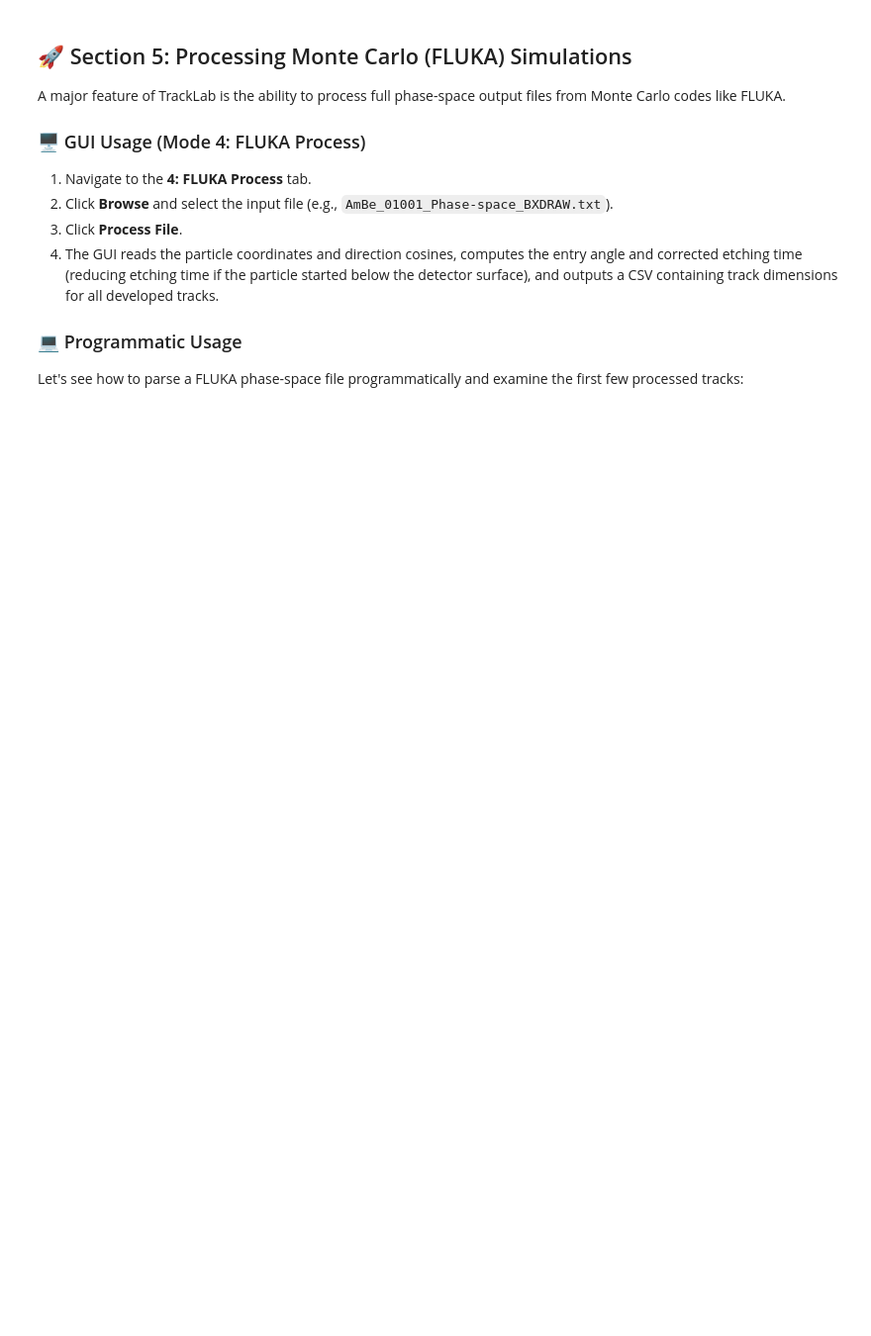
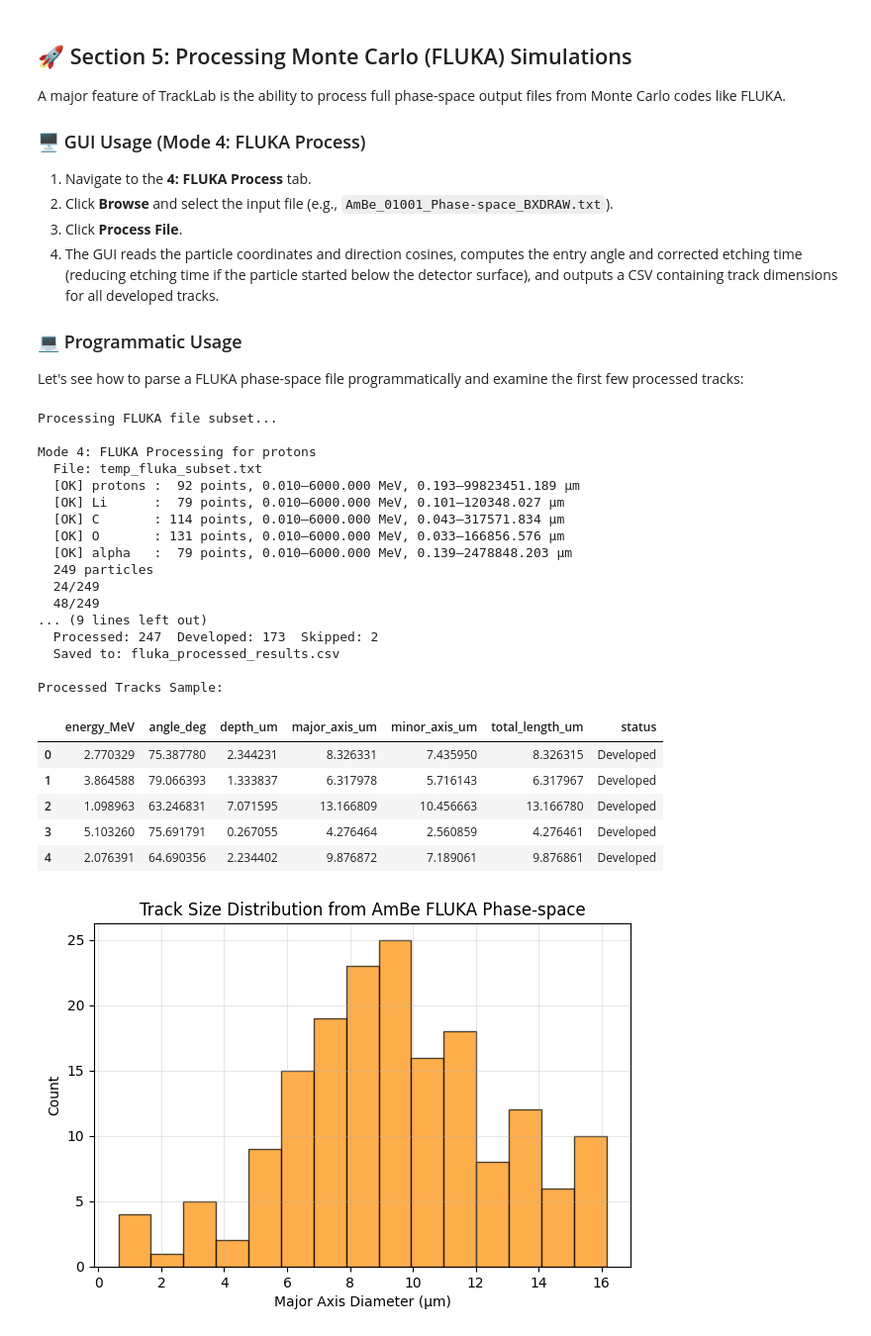
Before and after one commit to amele972/TrackLab, a Jupyter notebook: TrackLab_User_Guide.ipynb, the cells around one changed output. Shown at 99% size. Cells and saved outputs as stored; diff of their text form; code cells hidden in the pictures; blank space fills up the shorter version.

Commit message:
Execute and save outputs for TrackLab_User_Guide.ipynb

```diff
--- a/TrackLab_User_Guide.ipynb
+++ b/TrackLab_User_Guide.ipynb
@@ -255,40 +297,73 @@ Let's see how to parse a FLUKA phase-space file programmatically and examine the
 # %%
 from tracklab.mode_use import run_mode4_fluka
 
-# We'll use the provided sample FLUKA file
+# We'll use a subset of the provided sample FLUKA file to run quickly
 fluka_file = r"examples/AmBe_01001_Phase-space_BXDRAW.txt"
+temp_file = "temp_fluka_subset.txt"
 output_csv = "fluka_processed_results.csv"
 
 if os.path.exists(fluka_file):
-    print("Processing FLUKA file...")
-    # Run the processor (we'll process a small subset for demonstration)
+    # Read the first 250 lines to create a fast demo subset
+    with open(fluka_file, 'r') as f_in:
+        lines = [next(f_in) for _ in range(250)]
+    with open(temp_file, 'w') as f_out:
+        f_out.writelines(lines)
+
+    print("Processing FLUKA file subset...")
     results = run_mode4_fluka(
         ion='protons',
-        input_file=fluka_file,
+        input_file=temp_file,
         vb=4.7,
         time_etching=2.83,
         output_csv=output_csv,
         skip_header=1
     )
 
     # Read and show the first 5 results
     df_results = pd.read_csv(output_csv)
     print("\nProcessed Tracks Sample:")
     display(df_results.head(5))
 
     # Plot the major axis distribution of the developed tracks
     developed_only = df_results[df_results['status'] == 'Developed']
     if len(developed_only) > 0:
         plt.figure(figsize=(7, 4.5))
         plt.hist(developed_only['major_axis_um'], bins=15, color='darkorange', edgecolor='black', alpha=0.7)
         plt.xlabel("Major Axis Diameter (µm)")
         plt.ylabel("Count")
         plt.title("Track Size Distribution from AmBe FLUKA Phase-space")
         plt.grid(True, alpha=0.3)
         plt.show()
 
-    # Clean up output
+    # Clean up output and temp file
     if os.path.exists(output_csv):
         os.remove(output_csv)
+    if os.path.exists(temp_file):
+        os.remove(temp_file)
 else:
     print(f"Sample FLUKA file not found at {fluka_file}. Make sure to run the notebook inside the project root directory.")
+# %% [output]
+Processing FLUKA file subset...
+
+Mode 4: FLUKA Processing for protons
+  File: temp_fluka_subset.txt
+  [OK] protons :  92 points, 0.010–6000.000 MeV, 0.193–99823451.189 µm
+  [OK] Li      :  79 points, 0.010–6000.000 MeV, 0.101–120348.027 µm
+  [OK] C       : 114 points, 0.010–6000.000 MeV, 0.043–317571.834 µm
+  [OK] O       : 131 points, 0.010–6000.000 MeV, 0.033–166856.576 µm
+  [OK] alpha   :  79 points, 0.010–6000.000 MeV, 0.139–2478848.203 µm
+  249 particles
+  24/249
+  48/249
+... (9 lines left out)
+  Processed: 247  Developed: 173  Skipped: 2
+  Saved to: fluka_processed_results.csv
+
+Processed Tracks Sample:
+|  | energy_MeV | angle_deg | depth_um | major_axis_um | minor_axis_um | total_length_um | status |
+| 0 | 2.770329 | 75.387780 | 2.344231 | 8.326331 | 7.435950 | 8.326315 | Developed |
+| 1 | 3.864588 | 79.066393 | 1.333837 | 6.317978 | 5.716143 | 6.317967 | Developed |
+| 2 | 1.098963 | 63.246831 | 7.071595 | 13.166809 | 10.456663 | 13.166780 | Developed |
+| 3 | 5.103260 | 75.691791 | 0.267055 | 4.276464 | 2.560859 | 4.276461 | Developed |
+| 4 | 2.076391 | 64.690356 | 2.234402 | 9.876872 | 7.189061 | 9.876861 | Developed |
+[figure, added]
```
Also changed, not shown: parts of 4 cells of this notebook.
